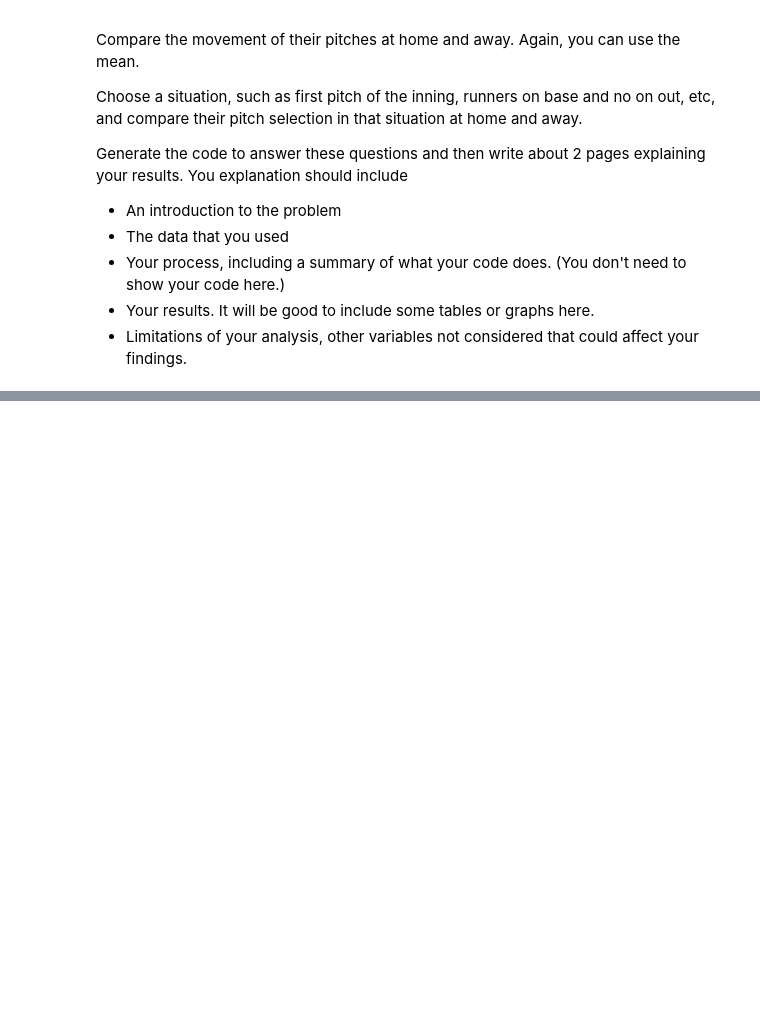
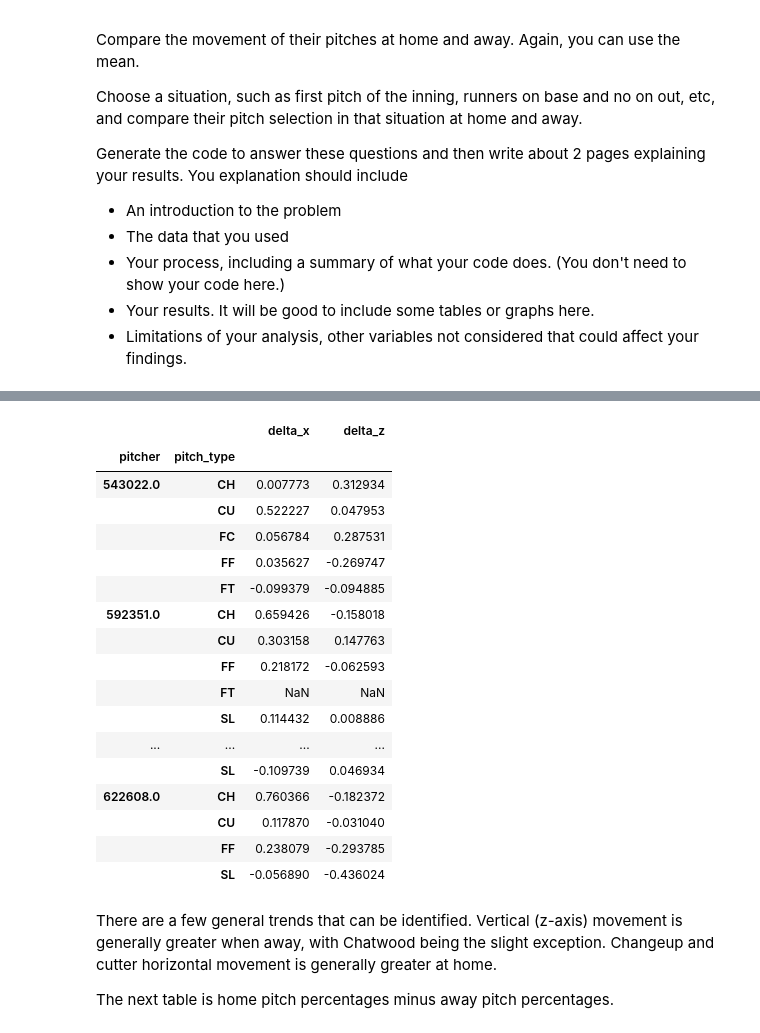
Before and after one commit to michaelmdresser/csci4831-sabermetrics, a Jupyter notebook: Assignment2-Pitching.ipynb, the cells around one changed output, grey strips where cells are left out. Saved outputs shown, nothing was run; the diff lists cells and outputs as text; code cells hidden in the pictures; blank space fills up the shorter version.

```diff
--- a/Assignment2-Pitching.ipynb
+++ b/Assignment2-Pitching.ipynb
@@ -266,0 +329,25 @@ away_movement - home_movement
+# %%
+home_movement - away_movement
+# %% [output]
+|  |  | delta_x | delta_z |
+| pitcher | pitch_type |  |  |
+| 543022.0 | CH | 0.007773 | 0.312934 |
+|  | CU | 0.522227 | 0.047953 |
+|  | FC | 0.056784 | 0.287531 |
+|  | FF | 0.035627 | -0.269747 |
+|  | FT | -0.099379 | -0.094885 |
+| 592351.0 | CH | 0.659426 | -0.158018 |
+|  | CU | 0.303158 | 0.147763 |
+|  | FF | 0.218172 | -0.062593 |
+|  | FT | NaN | NaN |
+|  | SL | 0.114432 | 0.008886 |
+| ... | ... | ... | ... |
+|  | SL | -0.109739 | 0.046934 |
+| 622608.0 | CH | 0.760366 | -0.182372 |
+|  | CU | 0.117870 | -0.031040 |
+|  | FF | 0.238079 | -0.293785 |
+|  | SL | -0.056890 | -0.436024 |
+# %% [markdown]
+There are a few general trends that can be identified. Vertical (z-axis) movement is generally greater when away, with Chatwood being the slight exception. Changeup and cutter horizontal movement is generally greater at home.
+
+The next table is home pitch percentages minus away pitch percentages.
```
Also changed, not shown: parts of 15 cells of this notebook, 1 other file.
